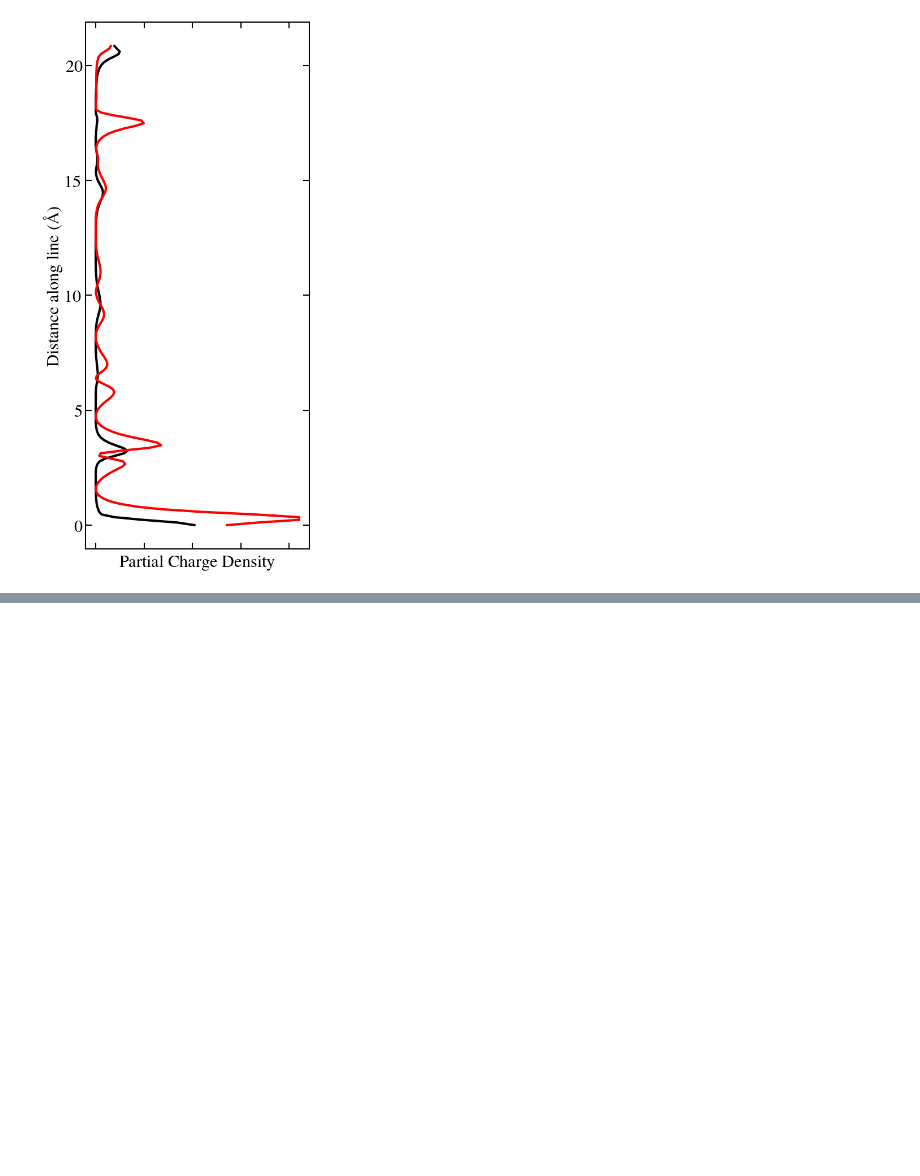
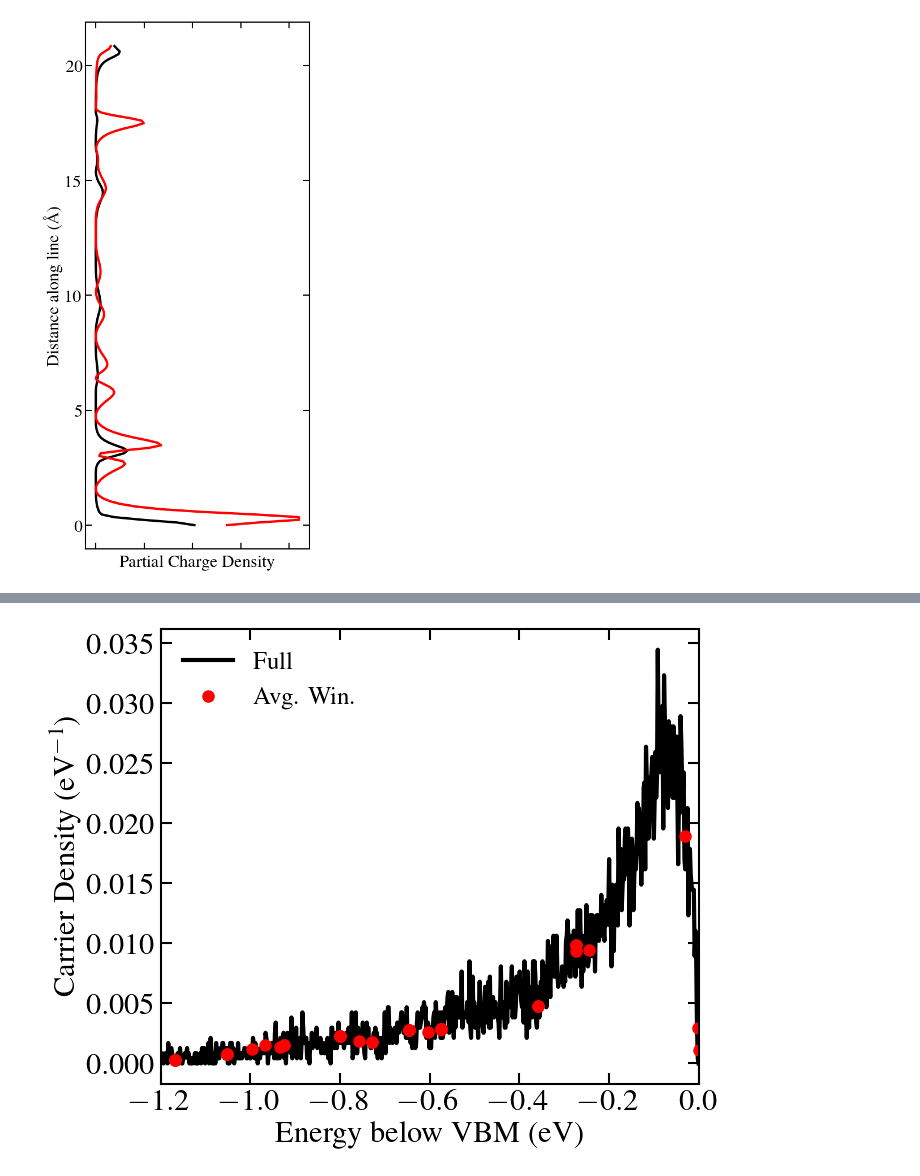
Before and after one commit to laurarnichols/CrossSectionCalculations, a Jupyter notebook: DefectExplorationInGaN/Analysis.ipynb, the cells around one changed output, grey strips where cells are left out. Drawn from its saved outputs; the diff is of its cells as text; code cells hidden in the pictures; blank space fills up the shorter version.

```diff
--- a/DefectExplorationInGaN/Analysis.ipynb
+++ b/DefectExplorationInGaN/Analysis.ipynb
@@ -598,0 +566,3 @@ dEPlot = np.array(dEPlot)
+# %%
+file_path = 'h_en_dist_1e6.txt'
+carrierDist_1e6 = np.loadtxt(file_path, skiprows=5, usecols=(0, -1))
@@ -598,0 +605,43 @@ dEPlot = np.array(dEPlot)
+# %%
+plt.figure(figsize=(7,5.5))
+
+# Plot just the last mode occupation over time
+plt.plot(-carrierDist_1e6[:,0], carrierDist_1e6[:,1]*4.067e-21, color='black', label=r'Full', linewidth=3)
+plt.plot(carrierDist_1e6_avgWin[:,0], carrierDist_1e6_avgWin[:,1], color='red', label=r'Avg. Win.', linewidth=3, marker='.', linestyle='None',markersize=16)
+#plt.plot(t_1eNeg7*1e6, nj_1eNeg7_6e3[:,550,1], color='black', label=r'$6\times 10^{3}$', linewidth=3)
+
+# Labels
+plt.xlabel('Energy below VBM (eV)', fontsize=22)
+plt.ylabel('Carrier Density (eV$^{-1}$)', fontsize=22)
+
+# Plot formatting
+plt.legend(loc='best', fontsize=18, frameon=False)  # Move the legend to the top right and increase font size
+plt.xticks(fontsize=22)  # Increase x-axis tick font size
+plt.yticks(fontsize=22)  # Increase y-axis tick font size
+#plt.ylim(-1,1)
+plt.xlim(-1.2,0.0)
+ax = plt.gca()
+ax.spines['top'].set_linewidth(1.5)   # Top border
+ax.spines['right'].set_linewidth(1.5) # Right border
+ax.spines['bottom'].set_linewidth(1.5)  # Bottom border (default width)
+ax.spines['left'].set_linewidth(1.5)    # Left border (default width)
+ax.tick_params(axis='both',  # Apply to both x and y axes
+               which='minor',  # Apply to both major and minor ticks
+               direction='in',  # Tick direction (inward and outward)
+               width=1.5,  # Thickness of the tick marks
+               length=4, # Length of the tick marks
+               bottom=True, top=True, left=True, right=True)
+ax.tick_params(axis='both',  # Apply to both x and y axes
+               which='major',  # Apply to both major and minor ticks
+               direction='in',  # Tick direction (inward and outward)
+               width=1.5,  # Thickness of the tick marks
+               length=8, # Length of the tick marks
+               bottom=True, top=True, left=True, right=True)
+#locmin = ticker.LogLocator(base=10.0,subs=(0.2,0.4,0.6,0.8),numticks=12)
+#ax.yaxis.set_minor_locator(locmin)
+#ax.xaxis.set_major_formatter(ticker.NullFormatter())
+plt.tight_layout()
+#plt.savefig('SiVH3_0th1st_posToNeut_20240229Laura.png',dpi=1200)
+plt.show()
+# %% [output]
+[figure, added]
```
Also changed, not shown: parts of 95 cells of this notebook.
